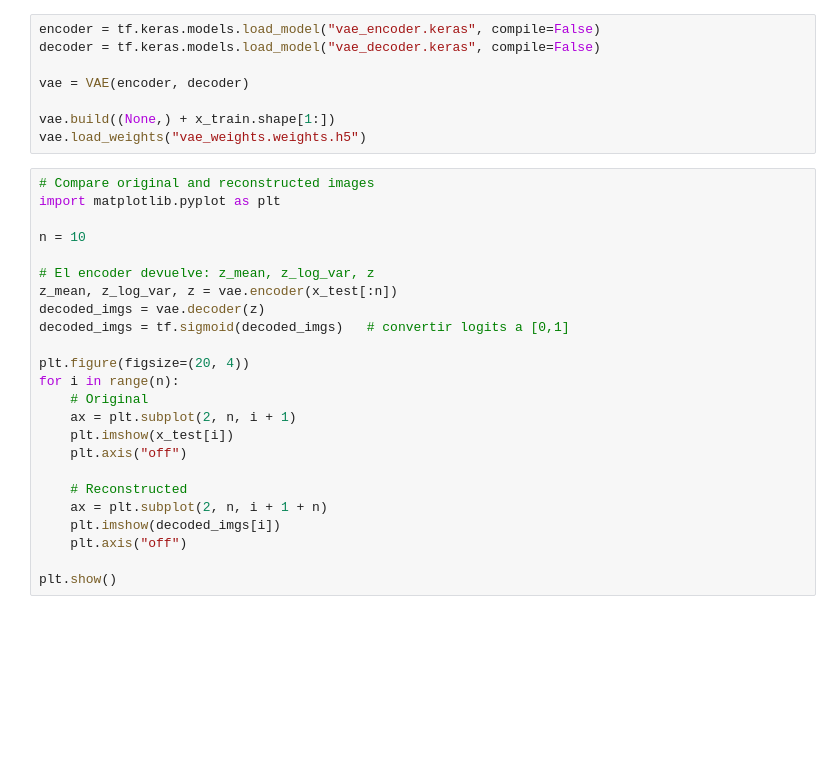
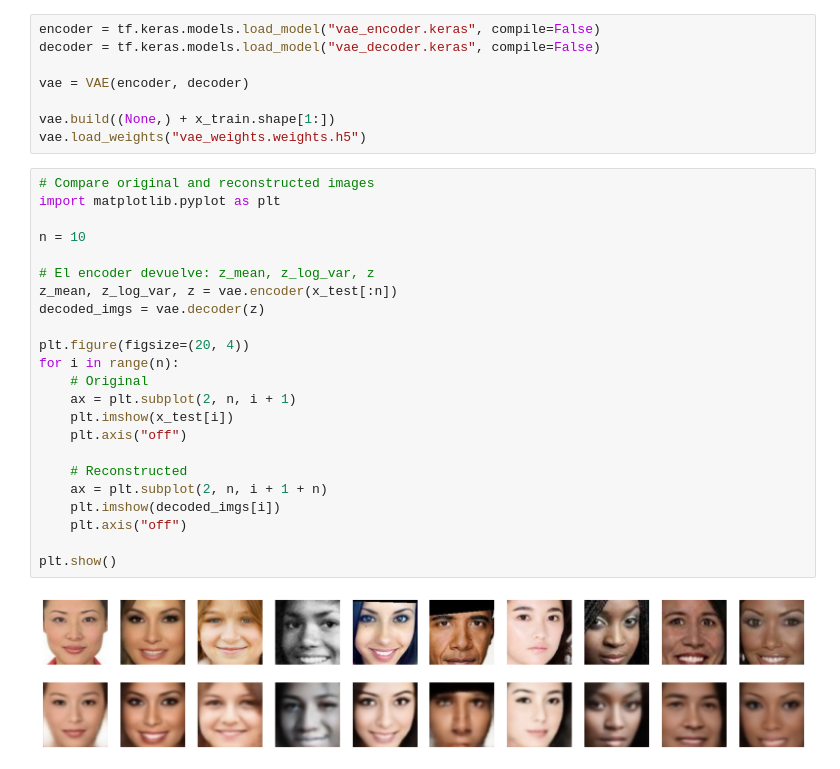
Before and after one commit to jjparrad/face_filters, a Jupyter notebook: src/Notebooks/Face_filters_2.ipynb, the cells around one changed output. Cells and saved outputs as stored; diff of their text form; blank space fills up the shorter version.

```diff
--- a/src/Notebooks/Face_filters_2.ipynb
+++ b/src/Notebooks/Face_filters_2.ipynb
@@ -217,27 +309,28 @@ vae.load_weights("vae_weights.weights.h5")
 # %%
 # Compare original and reconstructed images
 import matplotlib.pyplot as plt
 
 n = 10
 
 # El encoder devuelve: z_mean, z_log_var, z
 z_mean, z_log_var, z = vae.encoder(x_test[:n])
 decoded_imgs = vae.decoder(z)
-decoded_imgs = tf.sigmoid(decoded_imgs)   # convertir logits a [0,1]
 
 plt.figure(figsize=(20, 4))
 for i in range(n):
     # Original
     ax = plt.subplot(2, n, i + 1)
     plt.imshow(x_test[i])
     plt.axis("off")
 
     # Reconstructed
     ax = plt.subplot(2, n, i + 1 + n)
     plt.imshow(decoded_imgs[i])
     plt.axis("off")
 
 plt.show()
+# %% [output]
+[figure, added]
 # %%
 loss = vae.history.history['loss']
 epoch_range = range(epochs)
```
Also changed, not shown: parts of 8 cells of this notebook, 7 other files.
